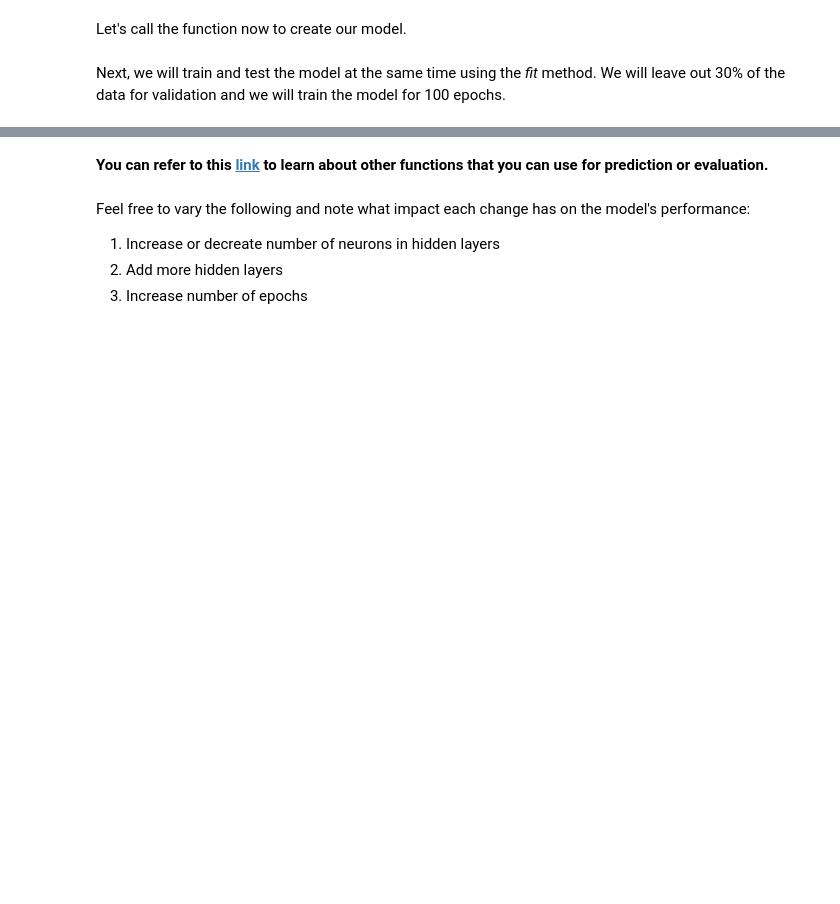
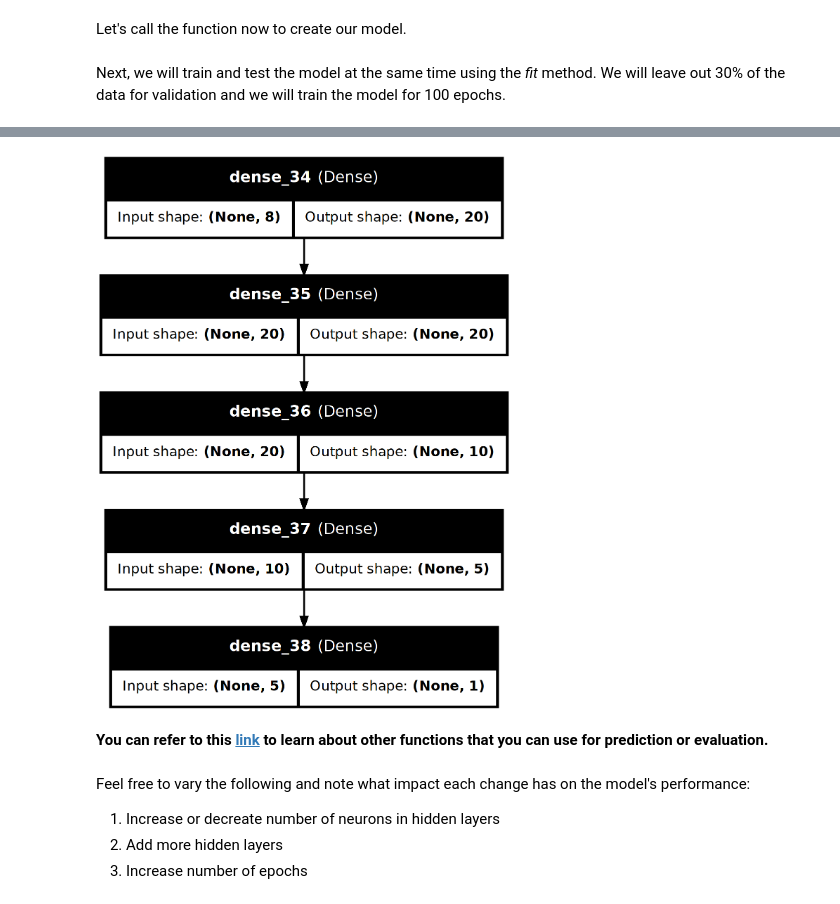
Before and after one commit to fcamadi/masterMLpython, a Jupyter notebook: Coursera_IBM_AI_Engineering/02_IntroDLandNNwithKeras/02_DL0101EN-3-1-Regression-with-Keras-py-v1 0__2_.ipynb, the cells around one changed output, grey strips where cells are left out. Drawn from its saved outputs; the diff is of its cells as text; code cells hidden in the pictures; blank space fills up the shorter version.

```diff
--- a/Coursera_IBM_AI_Engineering/02_IntroDLandNNwithKeras/02_DL0101EN-3-1-Regression-with-Keras-py-v1 0__2_.ipynb
+++ b/Coursera_IBM_AI_Engineering/02_IntroDLandNNwithKeras/02_DL0101EN-3-1-Regression-with-Keras-py-v1 0__2_.ipynb
@@ -140,16 +200,18 @@ from keras.layers import Input
 Let's define a function that defines our regression model for us so that we can conveniently call it to create our model.
 # %%
 # define regression model
-def regression_model():
+def regression_model(num_neurons):
     # create model
     model = Sequential()
     model.add(Input(shape=(n_cols,)))
-    model.add(Dense(50, activation='relu'))
-    model.add(Dense(50, activation='relu'))
+    model.add(Dense(num_neurons, activation='relu'))
+    model.add(Dense(num_neurons, activation='relu'))
+    model.add(Dense(int(num_neurons/2), activation='relu'))
+    model.add(Dense(int(num_neurons/4), activation='relu'))
     model.add(Dense(1))
 
     # compile model
-    model.compile(optimizer='adam', loss='mean_squared_error')
+    model.compile(optimizer='adam', loss='mean_squared_error', metrics=['root_mean_squared_error'])
     return model
 # %% [markdown]
 The above function create a model that has two hidden layers, each of 50 hidden units.
@@ -161,7 +223,7 @@ The above function create a model that has two hidden layers, each of 50 hidden
 Let's call the function now to create our model.
 # %%
 # build the model
-model = regression_model()
+model = regression_model(20)  #tried 50 (original value), 100, 20, and 10.
 # %% [markdown]
 Next, we will train and test the model at the same time using the *fit* method. We will leave out 30% of the data for validation and we will train the model for 100 epochs.
 # %%
@@ -170,3 +269,8 @@ model.fit(predictors_norm, target, validation_split=0.3, epochs=100, verbose=2)
+# %%
+from tensorflow.keras.utils import plot_model
+plot_model(model, to_file='model_plot.png', show_shapes=True, show_layer_names=True)
+# %% [output]
+[figure, added]
 # %% [markdown]
 <strong>You can refer to this [link](https://keras.io/models/sequential/) to learn about other functions that you can use for prediction or evaluation.</strong>
 # %% [markdown]
```
Also changed, not shown: parts of 15 cells of this notebook.
